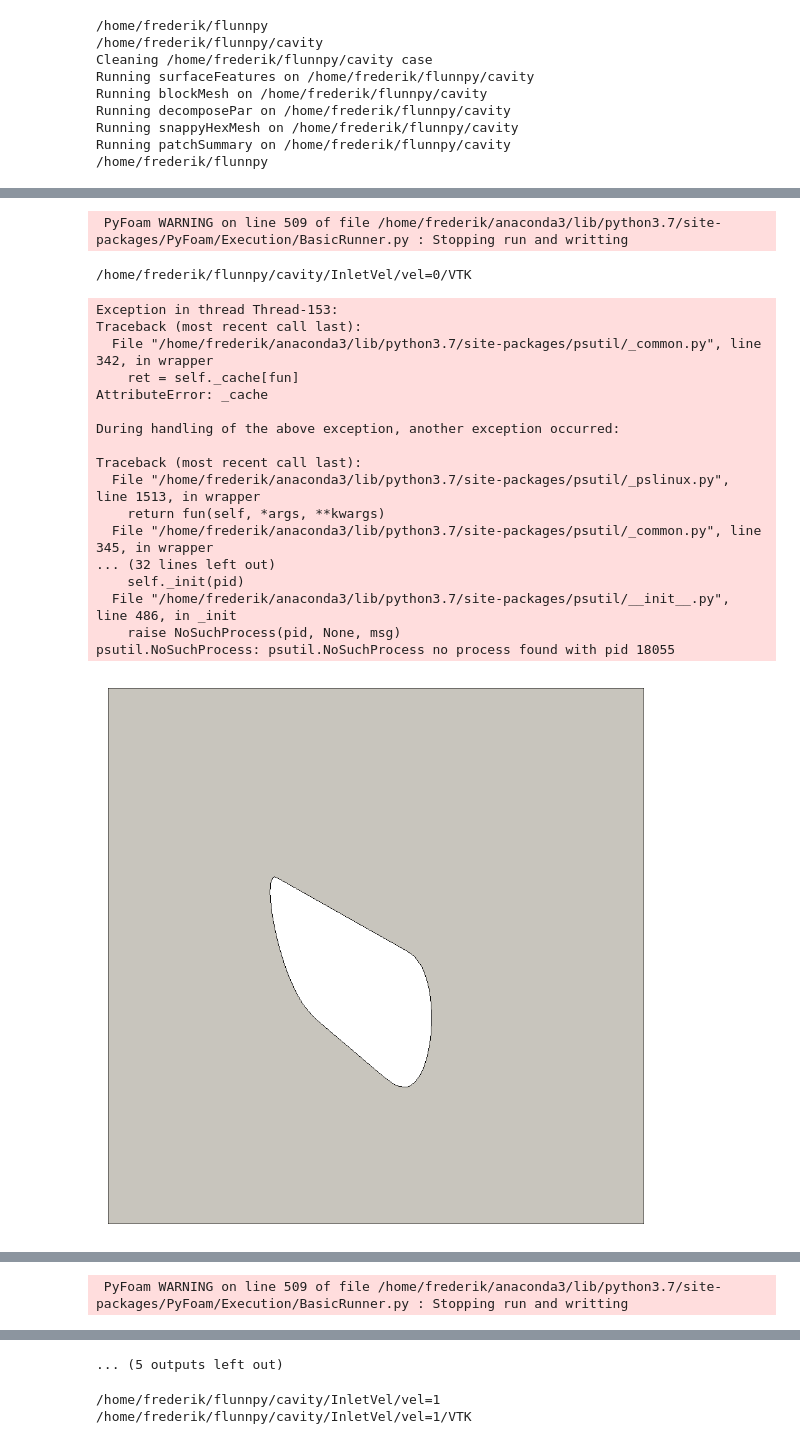
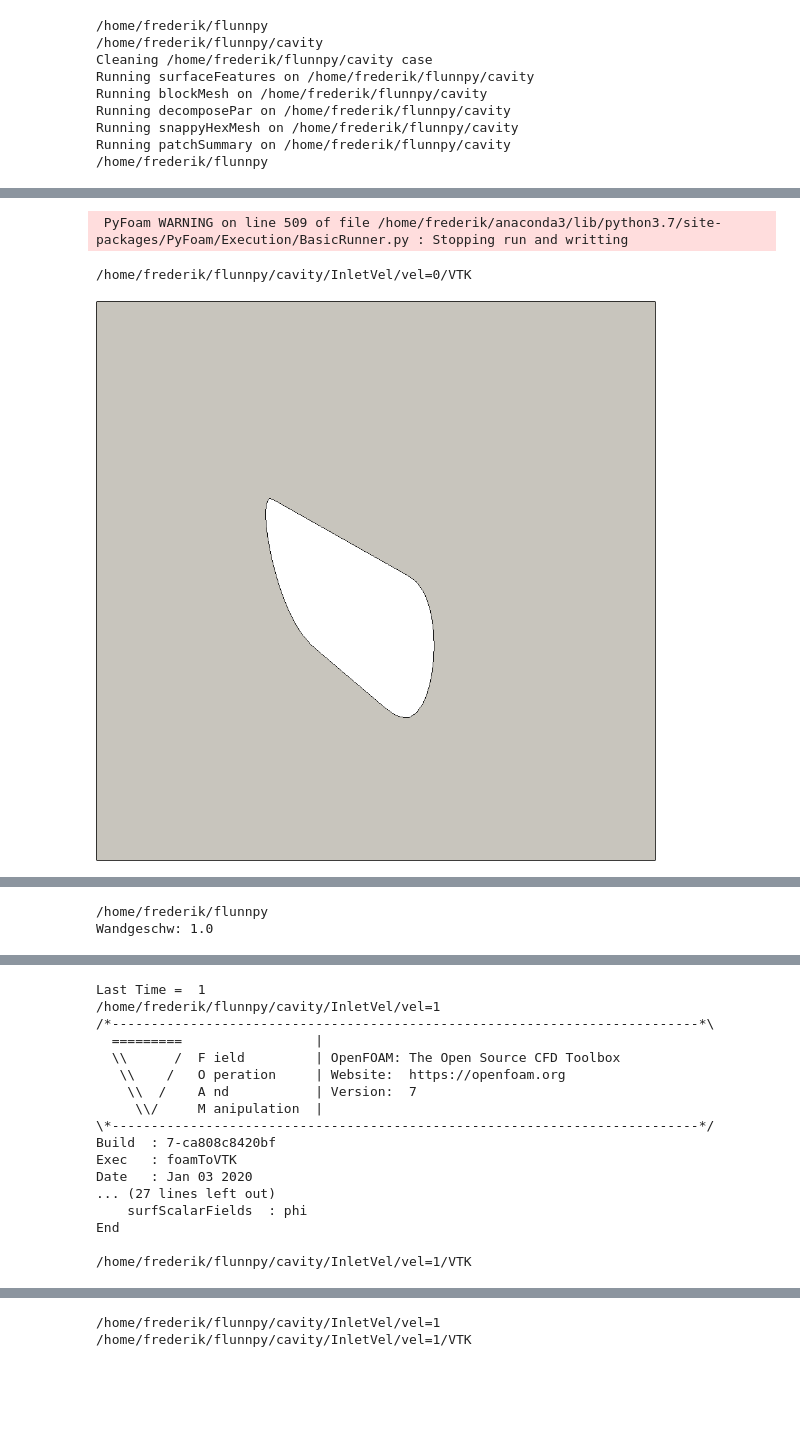
Before and after one commit to FredS1000/Flunnpy, a Jupyter notebook: Run Cavity.ipynb, the cells around one changed output, grey strips where cells are left out. Saved outputs shown, nothing was run; the diff lists cells and outputs as text; code cells hidden in the pictures; blank space fills up the shorter version.

```diff
--- a/Run Cavity.ipynb
+++ b/Run Cavity.ipynb
@@ -107,10 +107,11 @@ for i in range(nr+1):
 
     vtki.set_plot_theme("document")
     X_Y = grid.slice(normal=[0, 0, 1])
-    cpos=[(0.05, 0.05, 0.2),
+    cpos=[(0.05, 0.05, 0.192),
      (0.05, 0.05, 0.01),
      (0, 1, 0)]
     #clim=[-10,10]
+    cmap='Greys'
     dargs1 = dict(scalars=X_Y.point_arrays['U'][:,0],cmap='Greys', show_edges=False)
     dargs2 = dict(scalars=X_Y.point_arrays['U'][:,1],cmap='Greys', show_edges=False)
     dargs3 = dict(scalars=X_Y.point_arrays['p'],cmap='Greys', show_edges=False)
@@ -158,48 +159,31 @@ for i in range(nr+1):
 
     %cd /home/frederik/flunnpy
     # Clear results
     dire.clearResults()
 
     # Output current stuff
     #print("Vel: ",val,"DeltaP: ",deltaP,"Mass Flow:",massFlow)
     #f.writeLine( (val,deltaP,massFlow) )
 
 sol.purgeFile()
 # %% [output]
 Wandgeschw: 0.0
 Last Time =  0.0004
 /home/frederik/flunnpy/cavity/InletVel/vel=0
 /*---------------------------------------------------------------------------*\
   =========                 |
   \\      /  F ield         | OpenFOAM: The Open Source CFD Toolbox
    \\    /   O peration     | Website:  https://openfoam.org
     \\  /    A nd           | Version:  7
      \\/     M anipulation  |
 \*---------------------------------------------------------------------------*/
 Build  : 7-ca808c8420bf
 Exec   : foamToVTK
 ... (26 lines left out)
     Patch     : "/home/frederik/flunnpy/cavity/InletVel/vel=0/VTK/left/left_4.vtk"
     Patch     : "/home/frederik/flunnpy/cavity/InletVel/vel=0/VTK/model/model_4.vtk"
     surfScalarFields  : phi
 End
  PyFoam WARNING on line 509 of file /home/frederik/anaconda3/lib/python3.7/site-packages/PyFoam/Execution/BasicRunner.py : Stopping run and writting
 /home/frederik/flunnpy/cavity/InletVel/vel=0/VTK
-Exception in thread Thread-153:
-Traceback (most recent call last):
-  File "/home/frederik/anaconda3/lib/python3.7/site-packages/psutil/_common.py", line 342, in wrapper
-    ret = self._cache[fun]
-AttributeError: _cache
-
-During handling of the above exception, another exception occurred:
-
-Traceback (most recent call last):
-  File "/home/frederik/anaconda3/lib/python3.7/site-packages/psutil/_pslinux.py", line 1513, in wrapper
-    return fun(self, *args, **kwargs)
-  File "/home/frederik/anaconda3/lib/python3.7/site-packages/psutil/_common.py", line 345, in wrapper
-... (32 lines left out)
-    self._init(pid)
-  File "/home/frederik/anaconda3/lib/python3.7/site-packages/psutil/__init__.py", line 486, in _init
-    raise NoSuchProcess(pid, None, msg)
-psutil.NoSuchProcess: psutil.NoSuchProcess no process found with pid 18055
-[figure, old version]
+[figure, new version]
@@ -208,0 +193,2 @@ psutil.NoSuchProcess: psutil.NoSuchProcess no process found with pid 18055
+/home/frederik/flunnpy
+Wandgeschw: 1.0
@@ -211 +196,17 @@ Wandgeschw: 1.0
- PyFoam WARNING on line 509 of file /home/frederik/anaconda3/lib/python3.7/site-packages/PyFoam/Execution/BasicRunner.py : Stopping run and writting
+Last Time =  1
+/home/frederik/flunnpy/cavity/InletVel/vel=1
+/*---------------------------------------------------------------------------*\
+  =========                 |
+  \\      /  F ield         | OpenFOAM: The Open Source CFD Toolbox
+   \\    /   O peration     | Website:  https://openfoam.org
+    \\  /    A nd           | Version:  7
+     \\/     M anipulation  |
+\*---------------------------------------------------------------------------*/
+Build  : 7-ca808c8420bf
+Exec   : foamToVTK
+Date   : Jan 03 2020
+... (27 lines left out)
+    surfScalarFields  : phi
+End
+
+/home/frederik/flunnpy/cavity/InletVel/vel=1/VTK
@@ -230,4 +216,3 @@ End
-... (5 outputs left out)
 # %%
 %cd $CurrentPath
 %cd $VTK_File_Path
```
Also changed, not shown: parts of 4 cells of this notebook, 35 other files.
